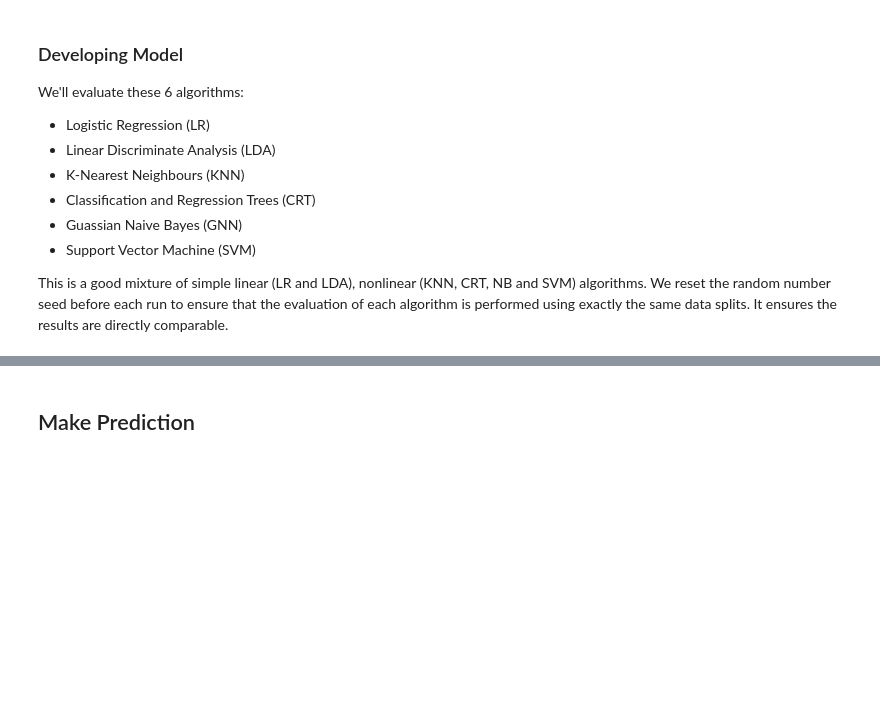
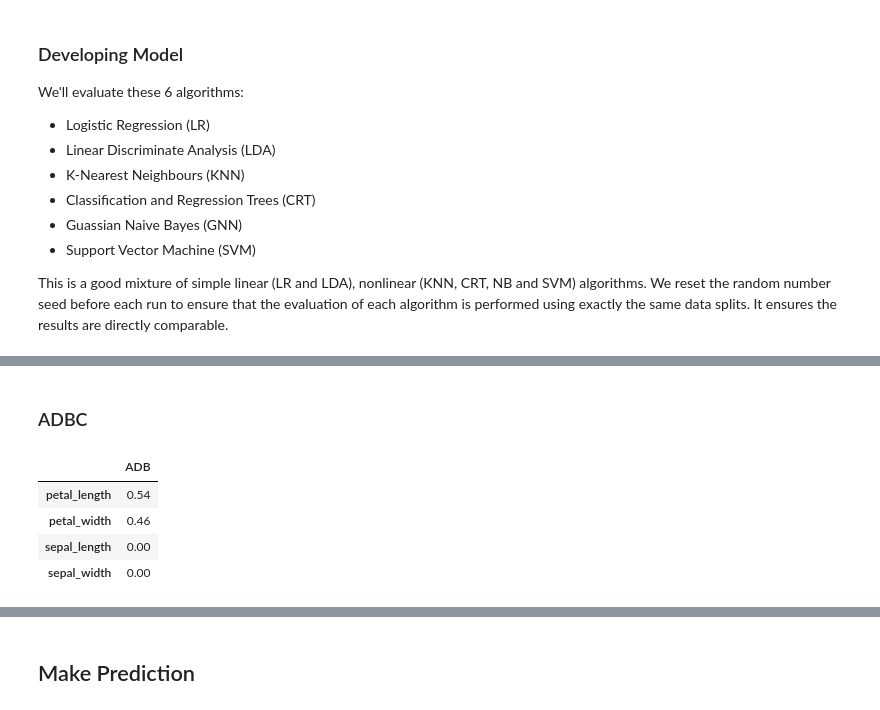
Before and after one commit to JuzerShakir/Iris_Flower, a Jupyter notebook: report.ipynb, the cells around one changed output, grey strips where cells are left out. Cells and saved outputs as stored; diff of their text form; code cells hidden in the pictures; blank space fills up the shorter version.

```diff
--- a/report.ipynb
+++ b/report.ipynb
@@ -223,0 +291,24 @@ plt.show()
+# %% [markdown]
+### ADBC
+# %%
+# importing model for feature importance
+from sklearn.ensemble import AdaBoostClassifier
+
+# passing the model
+model = AdaBoostClassifier(random_state = 53)
+
+model.fit(X, y)
+
+# extracting feature importance from model and making a dataframe of it in descending order
+ADB_feature_importances = pd.DataFrame(model.feature_importances_, index = X.columns, columns=['ADB']).sort_values('ADB', ascending=False)
+
+# removing traces of this model
+model = None
+
+ADB_feature_importances
+# %% [output]
+|  | ADB |
+| petal_length | 0.54 |
+| petal_width | 0.46 |
+| sepal_length | 0.00 |
+| sepal_width | 0.00 |
```
Also changed, not shown: parts of 25 cells of this notebook.
